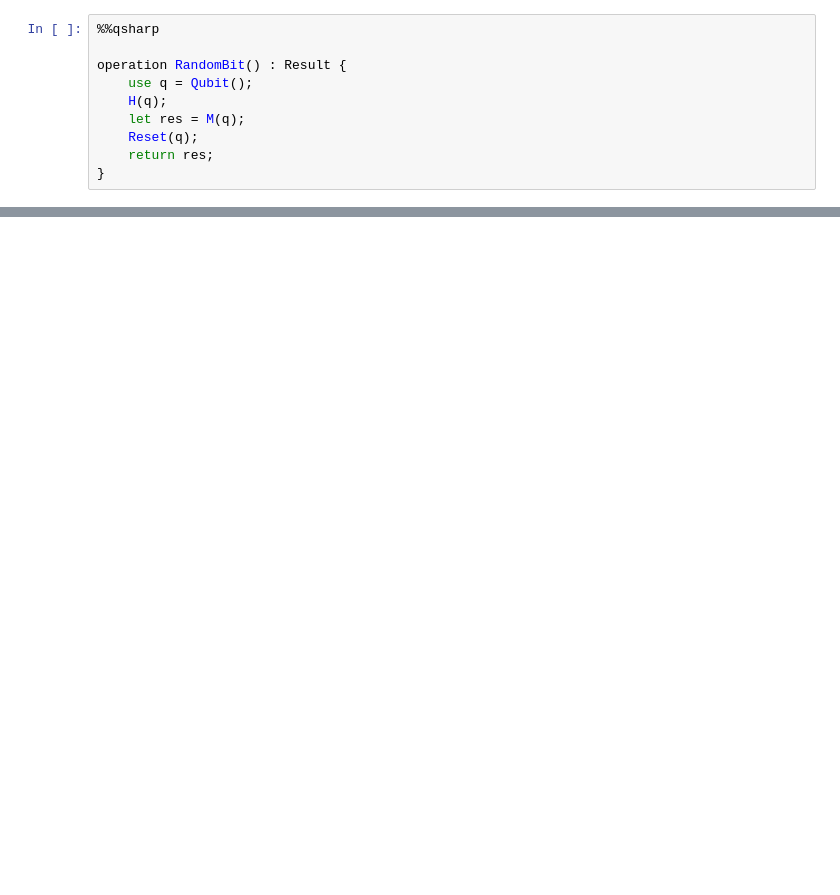
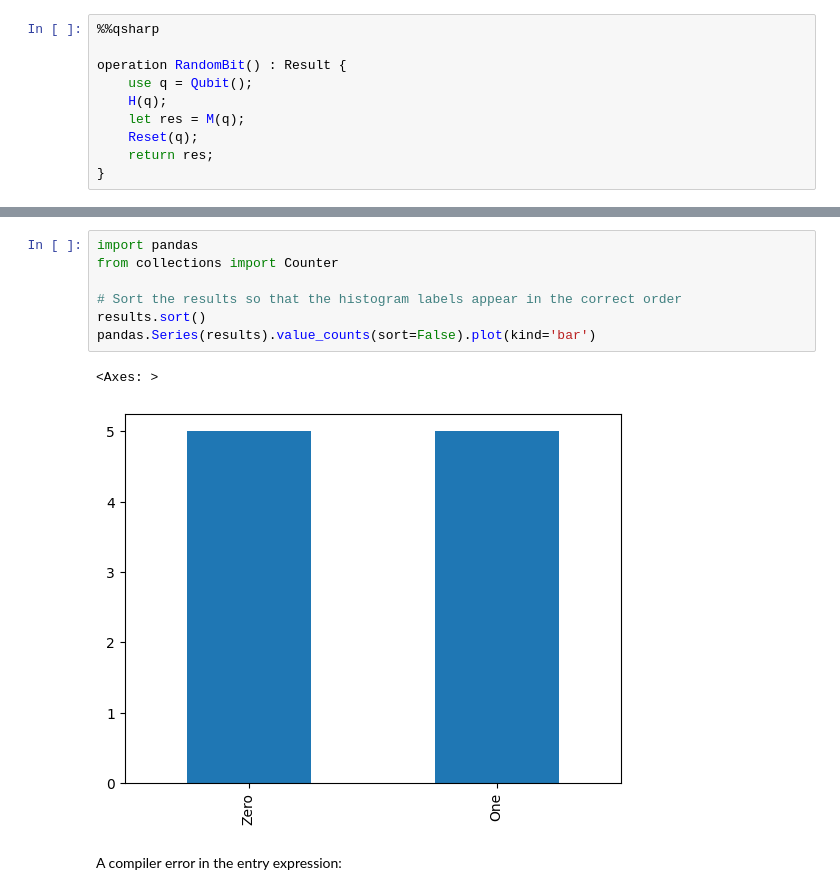
Before and after one commit to quackduck/qsharp, a Jupyter notebook: pip/samples/sample.ipynb, the cells around one changed output, grey strips where cells are left out. Saved outputs shown, nothing was run; the diff lists cells and outputs as text; blank space fills up the shorter version.

```diff
--- a/pip/samples/sample.ipynb
+++ b/pip/samples/sample.ipynb
@@ -115,0 +215,12 @@ AttributeError: module 'qsharp' has no attribute 'eval_with_shots'
+# %%
+import pandas
+from collections import Counter
+
+# Sort the results so that the histogram labels appear in the correct order
+results.sort()
+pandas.Series(results).value_counts(sort=False).plot(kind='bar')
+# %% [output]
+<Axes: >
+[figure, added]
+# %% [markdown]
+A compiler error in the entry expression:
```
Also changed, not shown: parts of 20 cells of this notebook, 1 other file.
